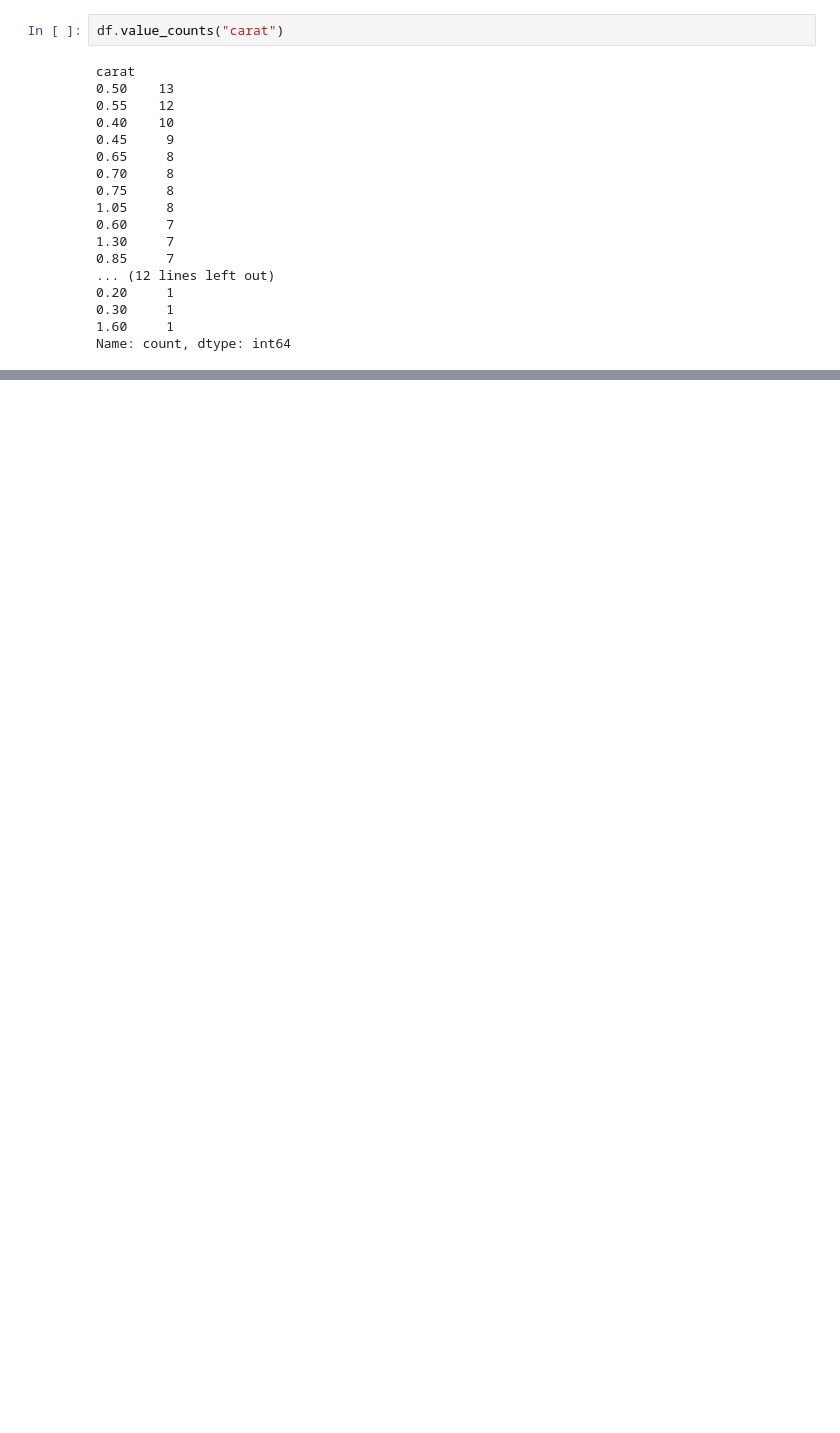
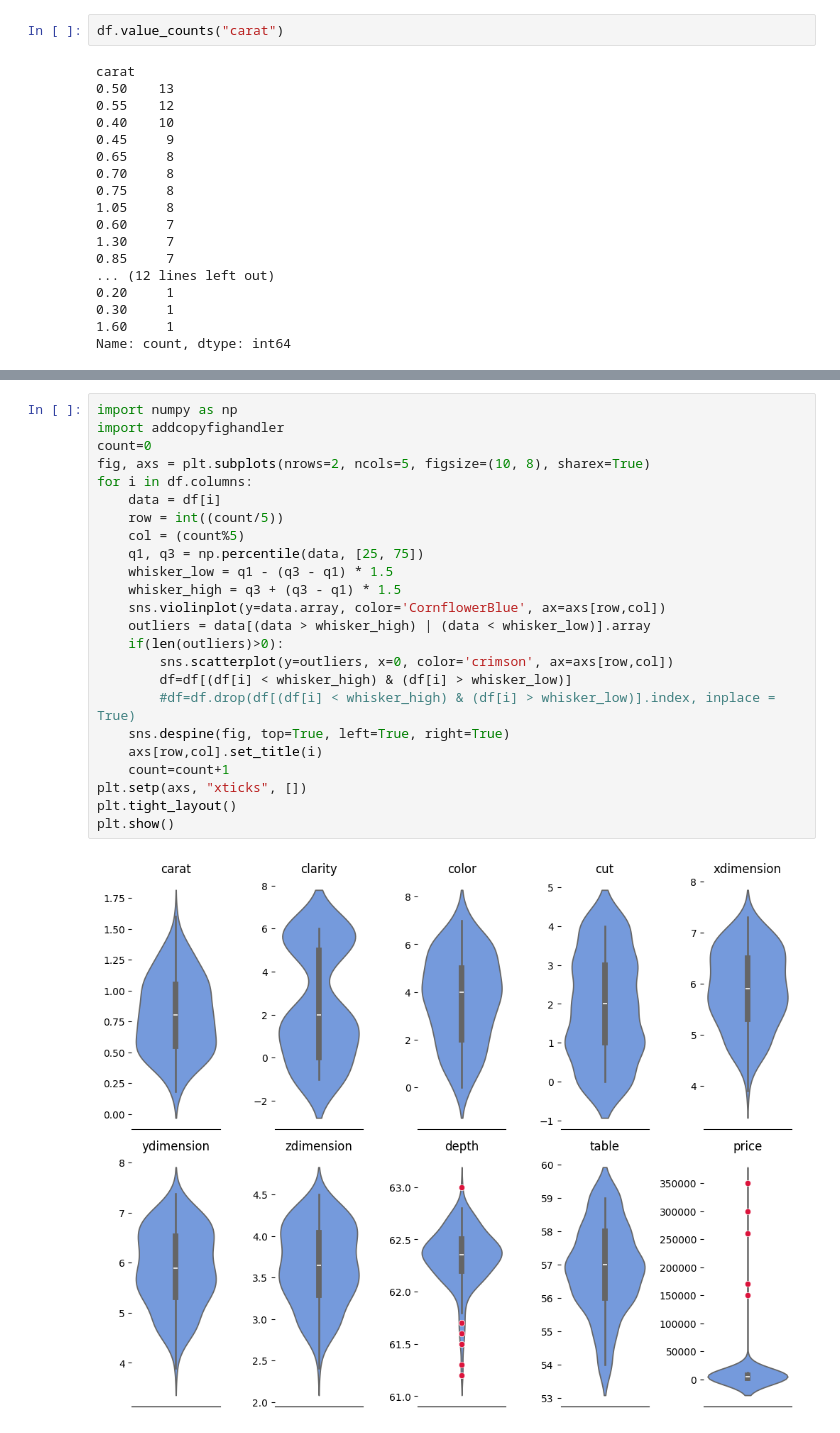
Before and after one commit to rgaw-pon/PAD-project, a Jupyter notebook: Untitled.ipynb, the cells around one changed output, grey strips where cells are left out. Drawn from its saved outputs; the diff is of its cells as text; blank space fills up the shorter version.

```diff
--- a/Untitled.ipynb
+++ b/Untitled.ipynb
@@ -97,0 +179,26 @@ Name: count, dtype: int64
+# %%
+import numpy as np
+import addcopyfighandler
+count=0
+fig, axs = plt.subplots(nrows=2, ncols=5, figsize=(10, 8), sharex=True)
+for i in df.columns:
+    data = df[i]
+    row = int((count/5))
+    col = (count%5)
+    q1, q3 = np.percentile(data, [25, 75])
+    whisker_low = q1 - (q3 - q1) * 1.5
+    whisker_high = q3 + (q3 - q1) * 1.5
+    sns.violinplot(y=data.array, color='CornflowerBlue', ax=axs[row,col])
+    outliers = data[(data > whisker_high) | (data < whisker_low)].array
+    if(len(outliers)>0):
+        sns.scatterplot(y=outliers, x=0, color='crimson', ax=axs[row,col])
+        df=df[(df[i] < whisker_high) & (df[i] > whisker_low)]
+        #df=df.drop(df[(df[i] < whisker_high) & (df[i] > whisker_low)].index, inplace = True)
+    sns.despine(fig, top=True, left=True, right=True)
+    axs[row,col].set_title(i)
+    count=count+1
+plt.setp(axs, "xticks", [])
+plt.tight_layout()
+plt.show()
+# %% [output]
+[figure, added]
```
Also changed, not shown: parts of 29 cells of this notebook.
